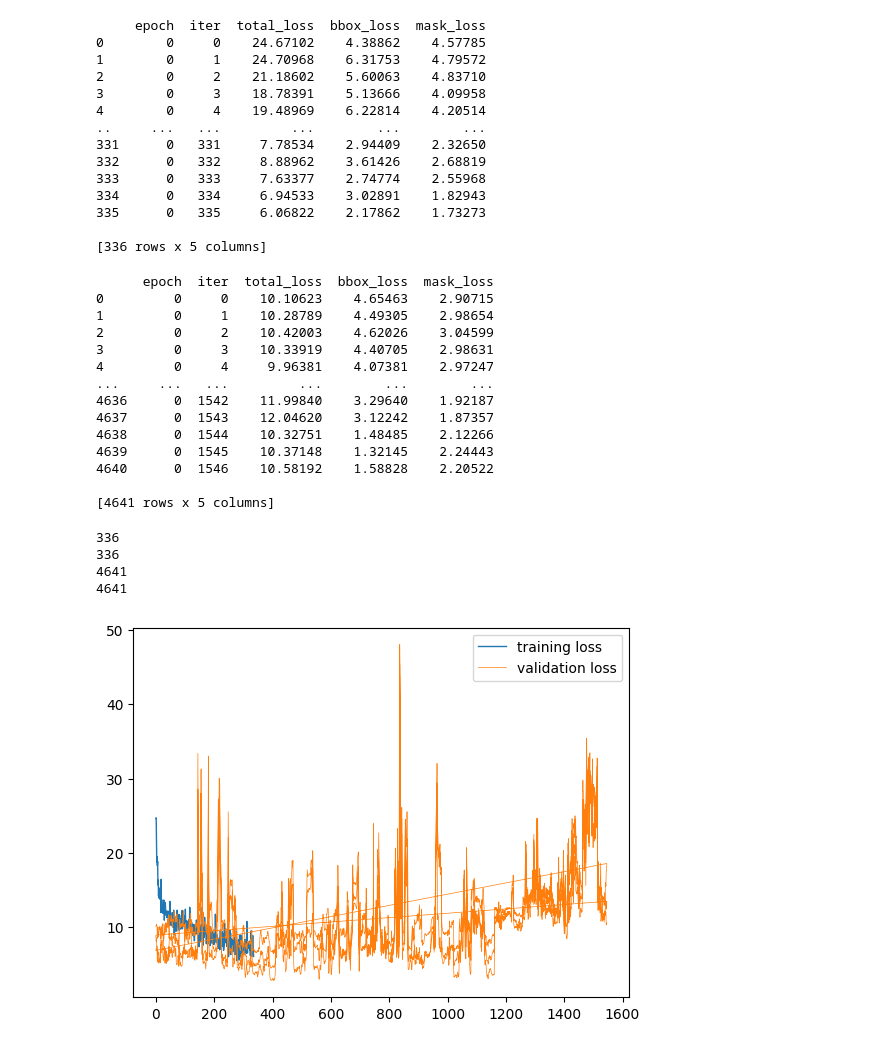
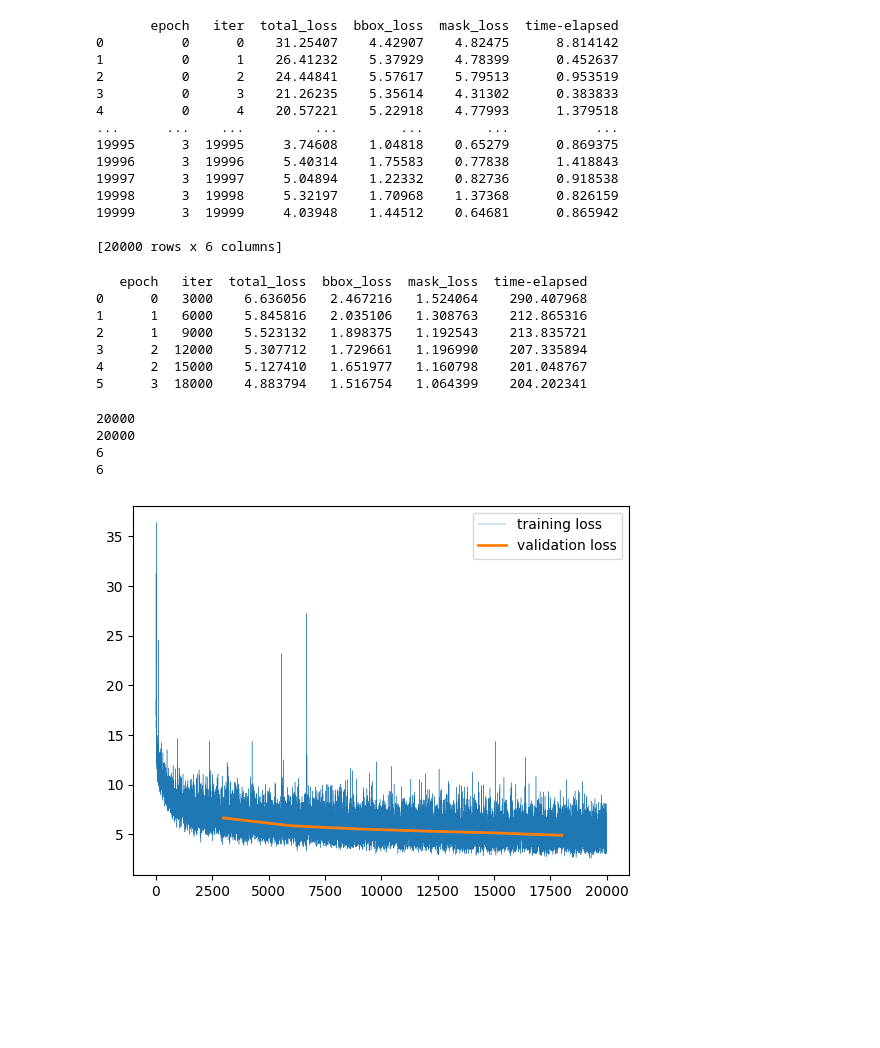
Before and after one commit to KGB99/yolact_BscThesis, a Jupyter notebook: visualizer.ipynb, the cells around one changed output. Drawn from its saved outputs; the diff is of its cells as text; code cells hidden in the pictures; blank space fills up the shorter version.

Commit message:
update visualizer and print for augmentation image

```diff
--- a/visualizer.ipynb
+++ b/visualizer.ipynb
@@ -6,9 +6,9 @@ import matplotlib.pyplot as plt
 import json
 # %%
 ## SELECT SESSION FOR VISUALIZATION
-session = 38
+session = 0
 # %%
-f = open("./logs/medical_ssd_resnet50.log")
+f = open("./logs/medical_ssd_resnet50_pbr.log")
 lines = f.readlines()
 f.close()
 # %%
@@ -70,12 +52,14 @@ train_dict['iter'] = []
 train_dict['total_loss'] = []
 train_dict['bbox_loss'] = []
 train_dict['mask_loss'] = []
+train_dict['time-elapsed'] = []
 val_dict = {}
 val_dict['epoch'] = []
 val_dict['iter'] = []
 val_dict['total_loss'] = []
 val_dict['bbox_loss'] = []
 val_dict['mask_loss'] = []
+val_dict['time-elapsed'] = []
 
 for log_dict in log_dicts:
     if log_dict['type'] in ["train"]:
@@ -84,48 +68,43 @@ for log_dict in log_dicts:
         train_dict['total_loss'].append(log_dict['data']['loss']['T'])
         train_dict['bbox_loss'].append(log_dict['data']['loss']['B'])
         train_dict['mask_loss'].append(log_dict['data']['loss']['M'])
+        train_dict['time-elapsed'].append(log_dict['data']['elapsed'])
     elif log_dict['type'] in ['val-loss']:
         val_dict['epoch'].append(log_dict['data']['epoch'])
         val_dict['iter'].append(log_dict['data']['iter'])
         val_dict['total_loss'].append(log_dict['data']['val_loss']['T'])
         val_dict['bbox_loss'].append(log_dict['data']['val_loss']['B'])
         val_dict['mask_loss'].append(log_dict['data']['val_loss']['M'])
+        val_dict['time-elapsed'].append(log_dict['data']['elapsed'])
 
 train_pd = pd.DataFrame.from_dict(train_dict)
 val_pd = pd.DataFrame.from_dict(val_dict)
 print(train_pd)
 # %% [output]
-     epoch  iter  total_loss  bbox_loss  mask_loss
-0        0     0    24.67102    4.38862    4.57785
-1        0     1    24.70968    6.31753    4.79572
-2        0     2    21.18602    5.60063    4.83710
-3        0     3    18.78391    5.13666    4.09958
-4        0     4    19.48969    6.22814    4.20514
-..     ...   ...         ...        ...        ...
-331      0   331     7.78534    2.94409    2.32650
-332      0   332     8.88962    3.61426    2.68819
-333      0   333     7.63377    2.74774    2.55968
-334      0   334     6.94533    3.02891    1.82943
-335      0   335     6.06822    2.17862    1.73273
+       epoch   iter  total_loss  bbox_loss  mask_loss  time-elapsed
+0          0      0    31.25407    4.42907    4.82475      8.814142
+1          0      1    26.41232    5.37929    4.78399      0.452637
+2          0      2    24.44841    5.57617    5.79513      0.953519
+3          0      3    21.26235    5.35614    4.31302      0.383833
+4          0      4    20.57221    5.22918    4.77993      1.379518
+...      ...    ...         ...        ...        ...           ...
+19995      3  19995     3.74608    1.04818    0.65279      0.869375
+19996      3  19996     5.40314    1.75583    0.77838      1.418843
+19997      3  19997     5.04894    1.22332    0.82736      0.918538
+19998      3  19998     5.32197    1.70968    1.37368      0.826159
+19999      3  19999     4.03948    1.44512    0.64681      0.865942
 
-[336 rows x 5 columns]
+[20000 rows x 6 columns]
 # %%
 print(val_pd)
 # %% [output]
-      epoch  iter  total_loss  bbox_loss  mask_loss
-0         0     0    10.10623    4.65463    2.90715
-1         0     1    10.28789    4.49305    2.98654
-2         0     2    10.42003    4.62026    3.04599
-3         0     3    10.33919    4.40705    2.98631
-4         0     4     9.96381    4.07381    2.97247
-...     ...   ...         ...        ...        ...
-4636      0  1542    11.99840    3.29640    1.92187
-4637      0  1543    12.04620    3.12242    1.87357
-4638      0  1544    10.32751    1.48485    2.12266
-4639      0  1545    10.37148    1.32145    2.24443
-4640      0  1546    10.58192    1.58828    2.20522
-
-[4641 rows x 5 columns]
+   epoch   iter  total_loss  bbox_loss  mask_loss  time-elapsed
+0      0   3000    6.636056   2.467216   1.524064    290.407968
+1      1   6000    5.845816   2.035106   1.308763    212.865316
+2      1   9000    5.523132   1.898375   1.192543    213.835721
+3      2  12000    5.307712   1.729661   1.196990    207.335894
+4      2  15000    5.127410   1.651977   1.160798    201.048767
+5      3  18000    4.883794   1.516754   1.064399    204.202341
 # %%
 loss_array = train_pd['total_loss'].to_numpy()
 iterations_array = train_pd['iter'].to_numpy()
@@ -136,15 +115,15 @@ val_iterations_array = val_pd['iter'].to_numpy()
 print(len(val_loss_array))
 print(len(val_iterations_array))
 # %% [output]
-336
-336
-4641
-4641
+20000
+20000
+6
+6
 # %%
 
-plt.plot(iterations_array, loss_array, linewidth=1, label='training loss')
-plt.plot(val_iterations_array, val_loss_array, linewidth=0.5, label='validation loss')
+plt.plot(iterations_array, loss_array, linewidth=0.3, label='training loss')
+plt.plot(val_iterations_array, val_loss_array, linewidth=2, label='validation loss')
 plt.legend()
 plt.show()
 # %% [output]
-[figure, old version]
+[figure, new version]
```
Also changed, not shown: parts of 4 cells of this notebook, 1 other file.
